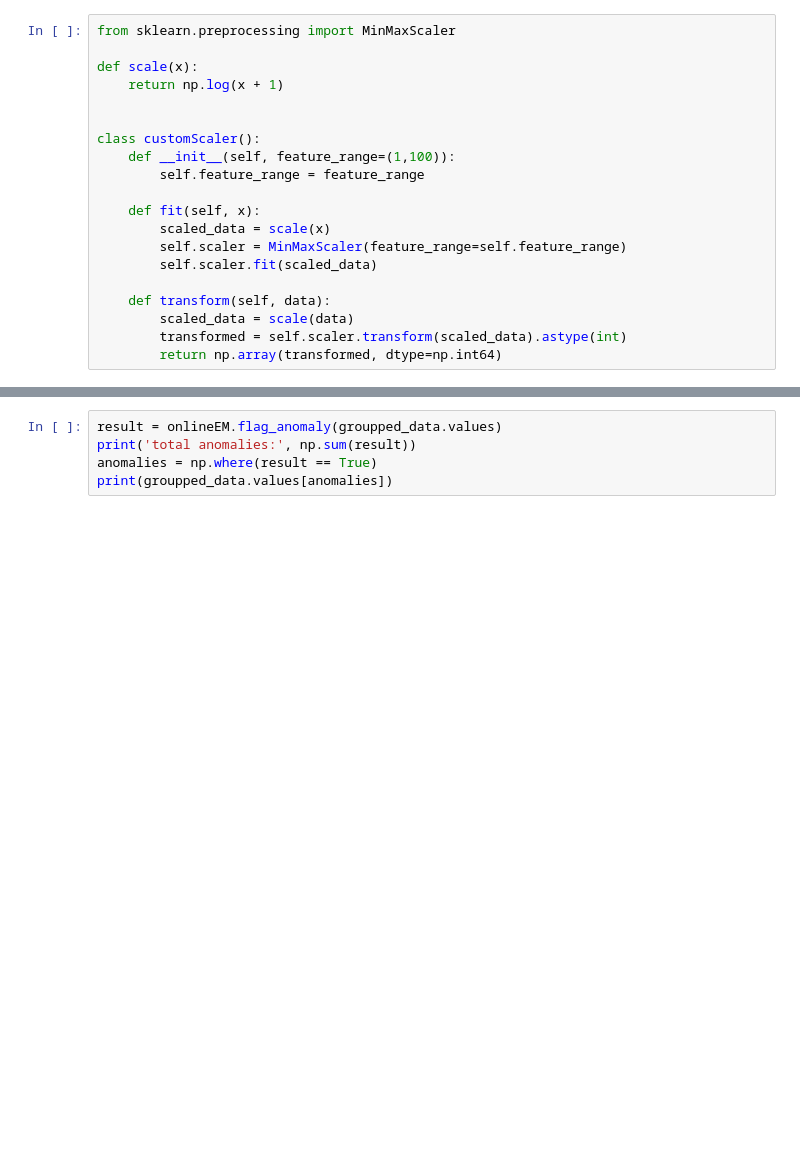
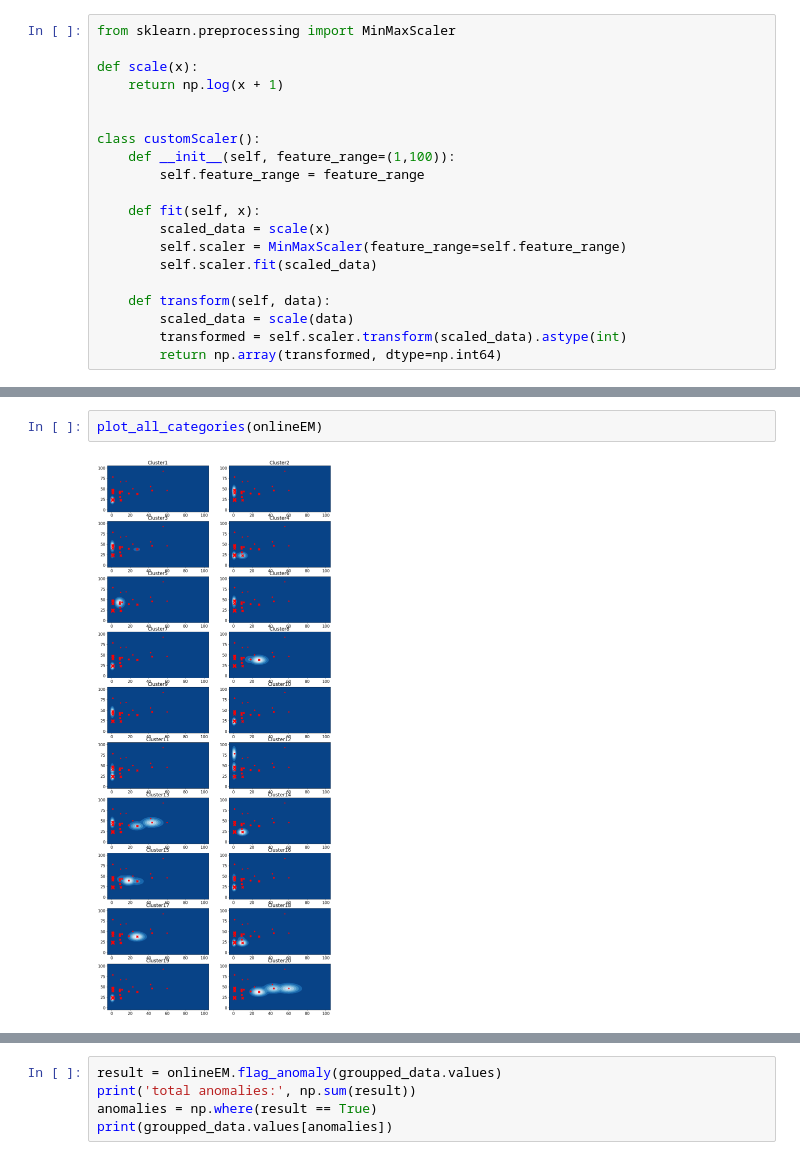
Before and after one commit to SotirisAnagnostidis/onlineAnomalyDetection, a Jupyter notebook: diploma/diploma.ipynb, the cells around one changed output, grey strips where cells are left out. Drawn from its saved outputs; the diff is of its cells as text; blank space fills up the shorter version.

```diff
--- a/diploma/diploma.ipynb
+++ b/diploma/diploma.ipynb
@@ -76,0 +90,4 @@ plot_points(groupped_data.values[:,:-1], onlineEM)
+# %%
+plot_all_categories(onlineEM)
+# %% [output]
+[figure, added]
```
Also changed, not shown: parts of 32 cells of this notebook, 3 other files.
